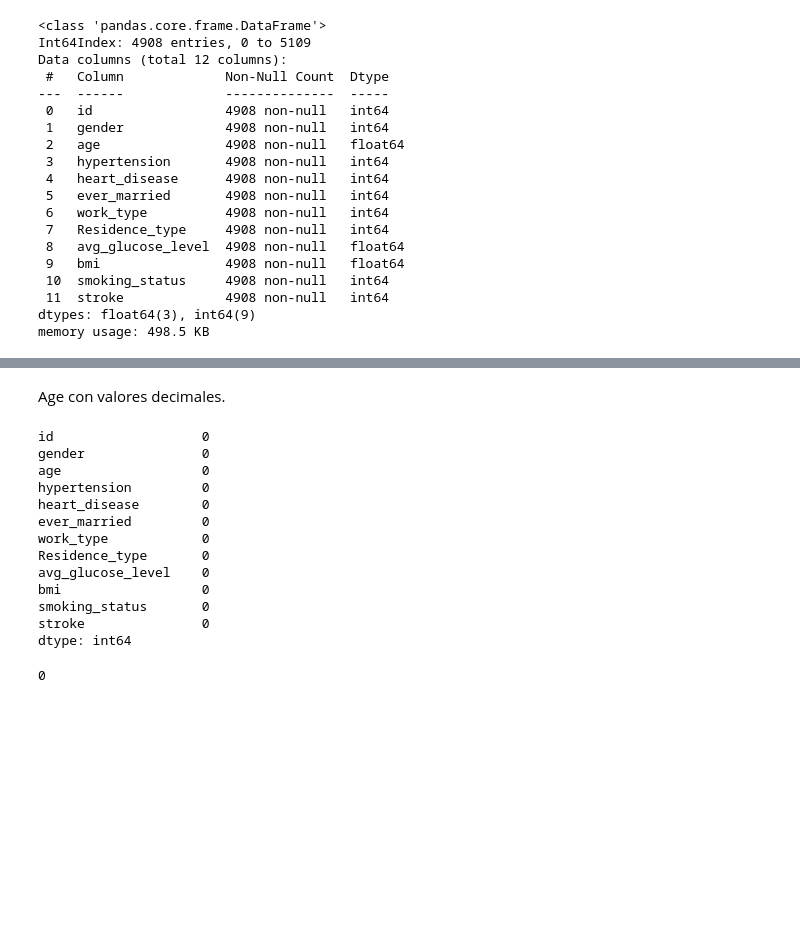
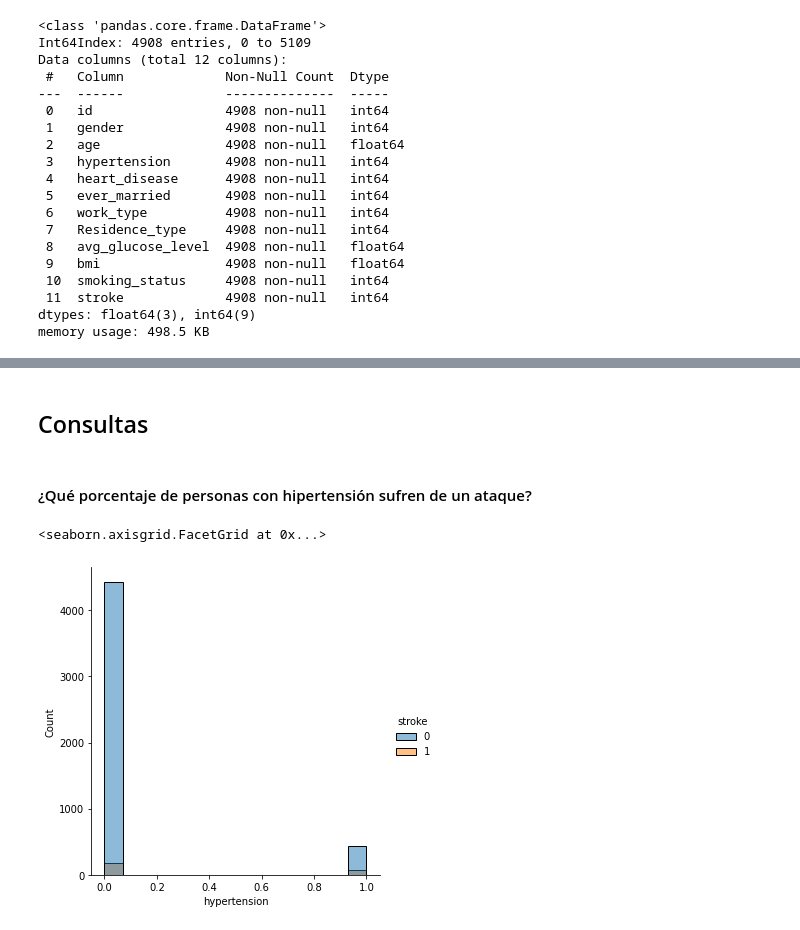
Before and after one commit to jbardalesr/macrodata-projects, a Jupyter notebook: Laboratorio2/Consultas.ipynb, the cells around one changed output, grey strips where cells are left out. Saved outputs shown, nothing was run; the diff lists cells and outputs as text; code cells hidden in the pictures; blank space fills up the shorter version.

Commit message:
Consultas 6-10

```diff
--- a/Laboratorio2/Consultas.ipynb
+++ b/Laboratorio2/Consultas.ipynb
@@ -148,25 +148,12 @@ data.describe()
 | 50% | 37580.500000 | 1.000000 | 44.000000 | 0.000000 | 0.000000 | 1.000000 | 1.000000 | 0.000000 | ... |
 | 75% | 55181.750000 | 1.000000 | 60.000000 | 0.000000 | 0.000000 | 1.000000 | 3.000000 | 1.000000 | ... |
 | max | 72940.000000 | 1.000000 | 82.000000 | 1.000000 | 1.000000 | 1.000000 | 5.000000 | 1.000000 | ... |
-# %% [markdown]
-Age con valores decimales.
-# %%
-data.isnull().sum()
-# %% [output]
-id                   0
-gender               0
-age                  0
-hypertension         0
-heart_disease        0
-ever_married         0
-work_type            0
-Residence_type       0
-avg_glucose_level    0
-bmi                  0
-smoking_status       0
-stroke               0
-dtype: int64
-# %%
-data.duplicated().sum()
-# %% [output]
-0
+# %% [markdown]
+## Consultas
+# %% [markdown]
+#### ¿Qué porcentaje de personas con hipertensión sufren de un ataque?
+# %%
+sns.displot( data= data,x =  "hypertension" , hue="stroke")
+# %% [output]
+<seaborn.axisgrid.FacetGrid at 0x...>
+[figure, added]
```
Also changed, not shown: parts of 22 cells of this notebook, 1 other file.
